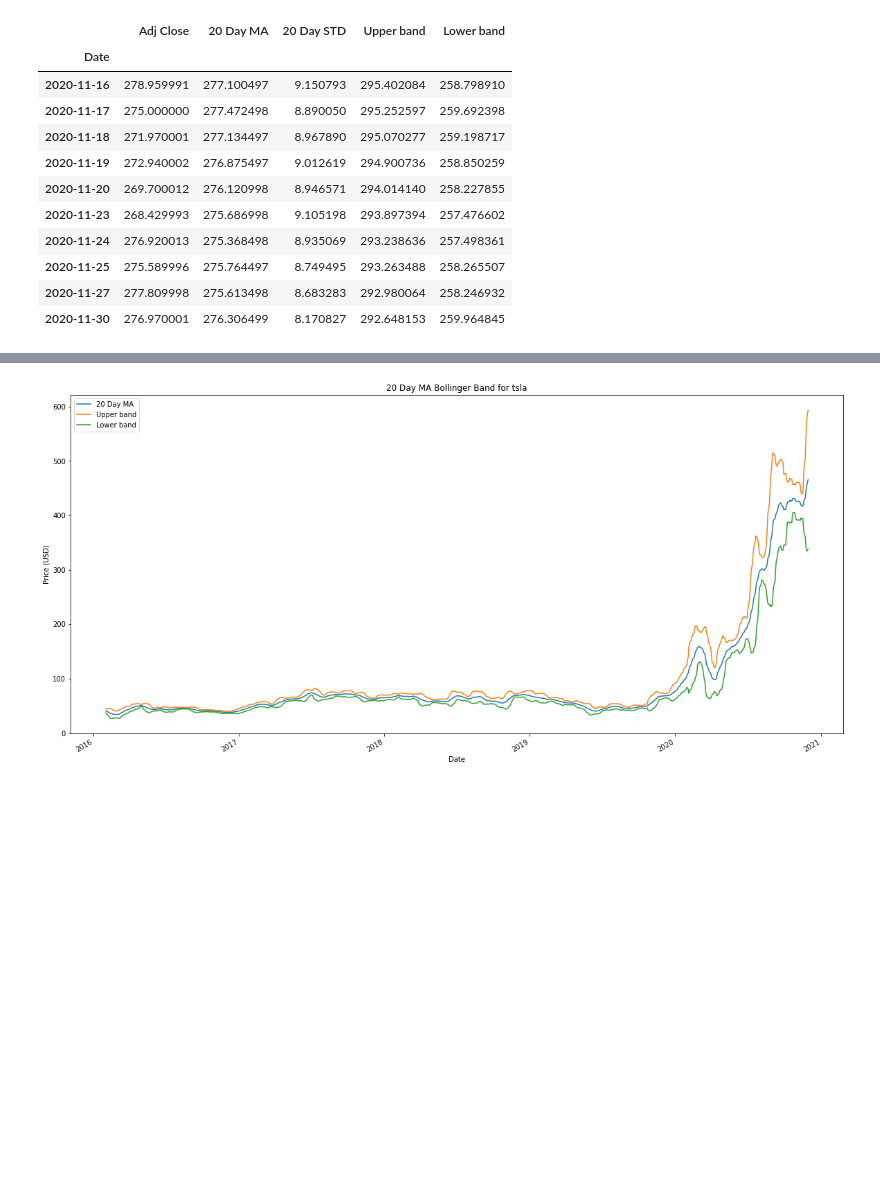
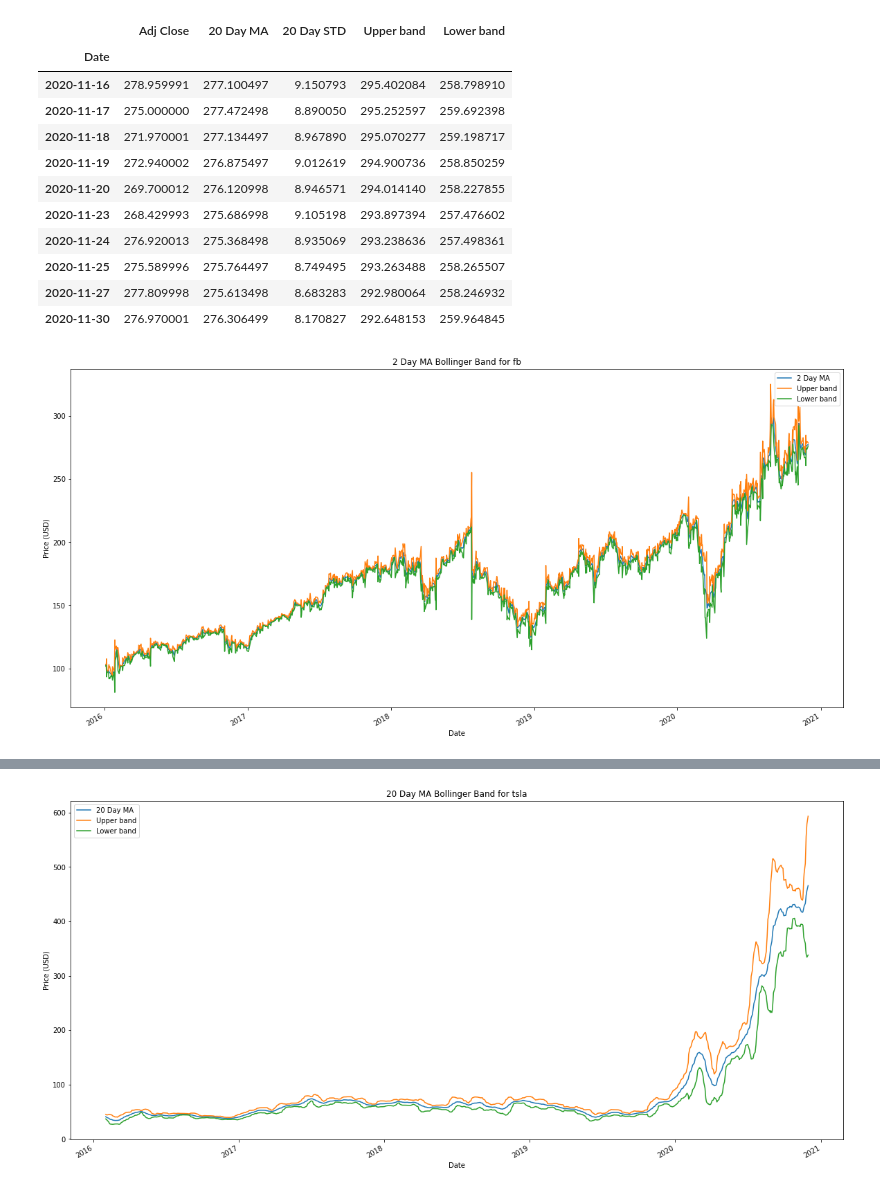
Before and after one commit to stochasticaxel/BollingerBand, a Jupyter notebook: ModelBollingerBands.ipynb, the cells around one changed output, grey strips where cells are left out. Saved outputs shown, nothing was run; the diff lists cells and outputs as text; code cells hidden in the pictures; blank space fills up the shorter version.

```diff
--- a/ModelBollingerBands.ipynb
+++ b/ModelBollingerBands.ipynb
@@ -70,6 +63,22 @@ fb.tail(10)
 | 2020-11-25 | 275.589996 | 275.764497 | 8.749495 | 293.263488 | 258.265507 |
 | 2020-11-27 | 277.809998 | 275.613498 | 8.683283 | 292.980064 | 258.246932 |
 | 2020-11-30 | 276.970001 | 276.306499 | 8.170827 | 292.648153 | 259.964845 |
+# %%
+#What if we don't use the Moving Average to smooth the curve?
+
+fb_2 = get_adj_close('fb', '1/1/2016', '30/11/2020')
+
+fb_2['2 Day MA'] = fb_2['Adj Close'].rolling(window=2).mean()
+fb_2['2 Day STD'] = fb_2['Adj Close'].rolling(window=2).std()
+fb_2['Upper band'] = fb_2['2 Day MA'] + 2*fb_2['2 Day STD']
+fb_2['Lower band'] = fb_2['2 Day MA'] - 2*fb_2['2 Day STD']
+
+fb_2[['2 Day MA', 'Upper band', 'Lower band']].plot(figsize=(20,10))
+plt.title( '2 Day MA Bollinger Band for fb')
+plt.ylabel('Price (USD)')
+plt.show()
+# %% [output]
+[figure, added]
 # %%
 #Let's write a function to automatize the process above
 def Bollinger_Band(ticker:str, start:str, end:str, moving_avg:int):
```
Also changed, not shown: parts of 11 cells of this notebook.
